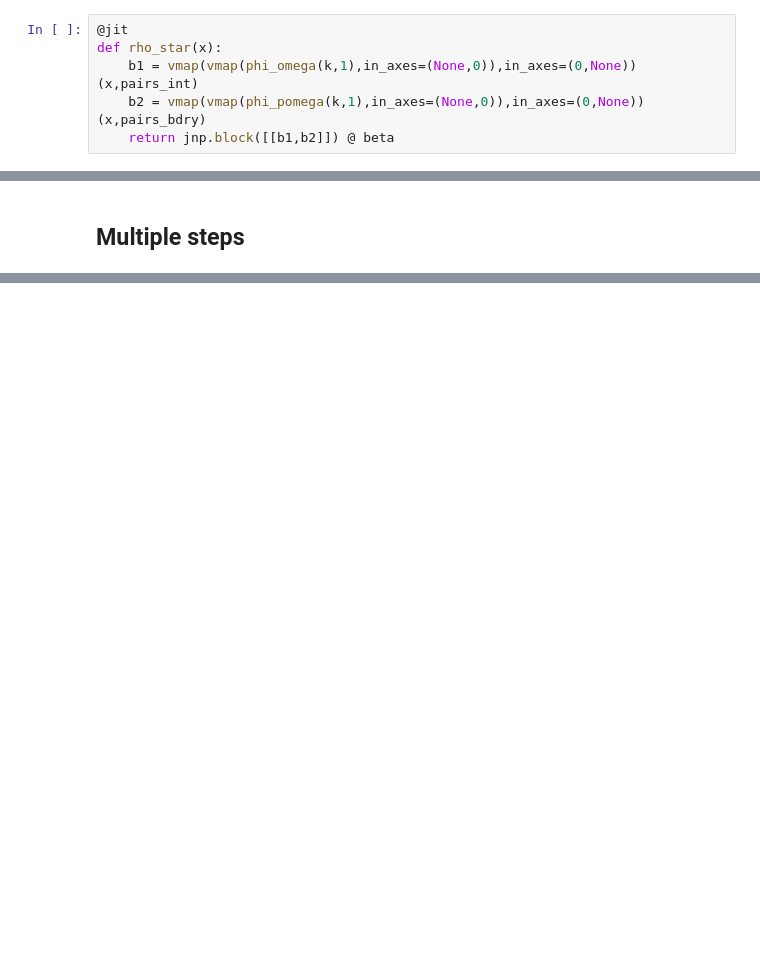
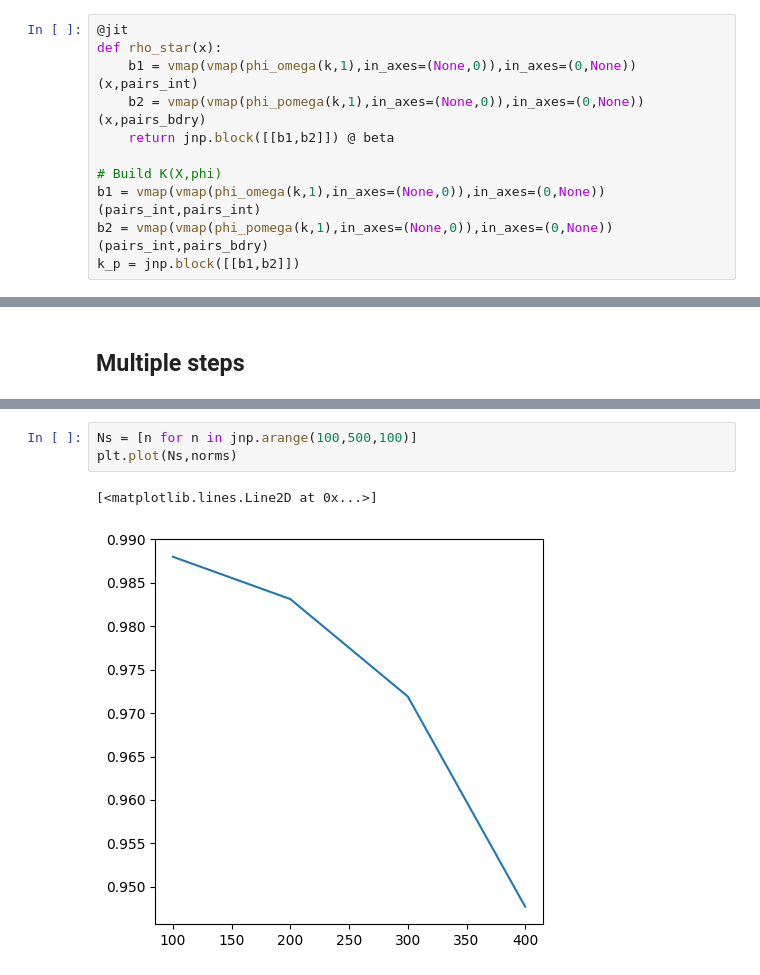
Before and after one commit to jfelipeosorio/kinetick, a Jupyter notebook: pdes/fokkerplanck_2d.ipynb, the cells around one changed output, grey strips where cells are left out. Cells and saved outputs as stored; diff of their text form; blank space fills up the shorter version.

```diff
--- a/pdes/fokkerplanck_2d.ipynb
+++ b/pdes/fokkerplanck_2d.ipynb
@@ -214,6 +221,11 @@ def rho_star(x):
     b1 = vmap(vmap(phi_omega(k,1),in_axes=(None,0)),in_axes=(0,None))(x,pairs_int)
     b2 = vmap(vmap(phi_pomega(k,1),in_axes=(None,0)),in_axes=(0,None))(x,pairs_bdry)
     return jnp.block([[b1,b2]]) @ beta
+
+# Build K(X,phi)
+b1 = vmap(vmap(phi_omega(k,1),in_axes=(None,0)),in_axes=(0,None))(pairs_int,pairs_int)
+b2 = vmap(vmap(phi_pomega(k,1),in_axes=(None,0)),in_axes=(0,None))(pairs_int,pairs_bdry)
+k_p = jnp.block([[b1,b2]])
 # %% [markdown]
 Compute $\hat \rho (X)$ and $\rho (X)$
 # %%
@@ -325,0 +423,6 @@ plt.show()
+# %%
+Ns = [n for n in jnp.arange(100,500,100)]
+plt.plot(Ns,norms)
+# %% [output]
+[<matplotlib.lines.Line2D at 0x...>]
+[figure, added]
```
Also changed, not shown: parts of 27 cells of this notebook, 1 other file.
